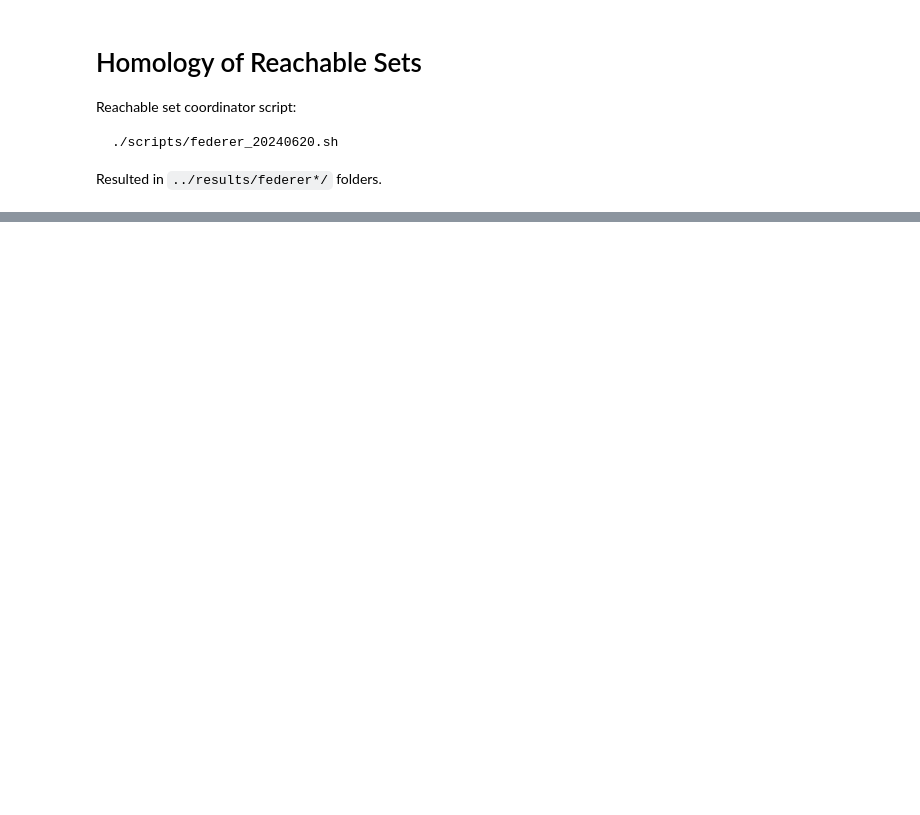
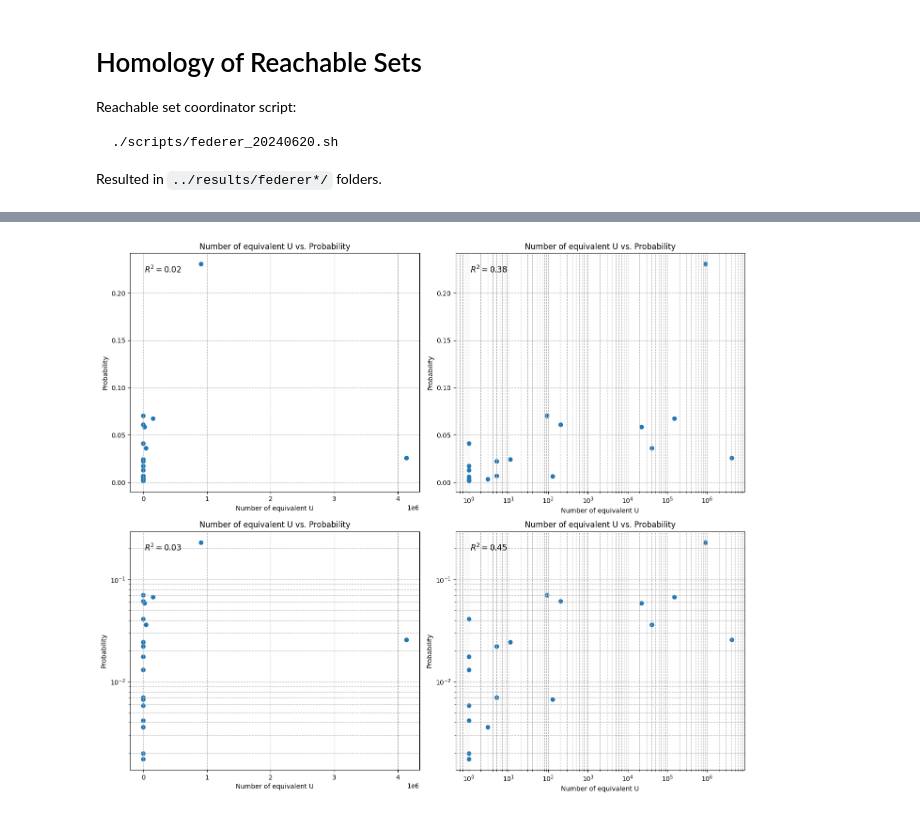
Before and after one commit to amanb2000/Magic_Words, a Jupyter notebook: theorem_numerics/04_Homology_of_Reachability.ipynb, the cells around one changed output, grey strips where cells are left out. Cells and saved outputs as stored; diff of their text form; code cells hidden in the pictures; blank space fills up the shorter version.

```diff
--- a/theorem_numerics/04_Homology_of_Reachability.ipynb
+++ b/theorem_numerics/04_Homology_of_Reachability.ipynb
@@ -37,0 +239,77 @@ AttributeError: 'list' object has no attribute 'keys'
+# %%
+import matplotlib.pyplot as plt
+import numpy as np
+import os
+from sklearn.linear_model import LinearRegression
+from sklearn.metrics import r2_score
+
+# Extracting data
+num_eq_u = [v['num_eq_u'] for v in num_eq_u_per_y.values()]
+prob = [v['prob'] for v in num_eq_u_per_y.values()]
+
+# Define the results folder and figure name
+results_folder = 'results'
+fig_name = 'num_eq_u_vs_prob.png'
+if not os.path.exists(results_folder):
+    os.makedirs(results_folder)
+
+# Function to create scatter plots and compute R^2
+def create_scatter_plot(x, y, xlabel, ylabel, xscale, yscale, ax):
+    ax.scatter(x, y)
+    ax.set_xlabel(xlabel)
+    ax.set_ylabel(ylabel)
+    ax.set_xscale(xscale)
+    ax.set_yscale(yscale)
+    ax.grid(True, which="both", ls="--")
+
+    # Fit linear model
+    if xscale == 'log':
+        X = np.log(np.array(x)).reshape(-1, 1)
+    else:
+        X = np.array(x).reshape(-1, 1)
+
+    if yscale == 'log':
+        y = np.log(np.array(y))
+    else:
+        y = np.array(y)
+
+    model = LinearRegression()
+    model.fit(X, y)
+    y_pred = model.predict(X)
+
+    # Compute R^2
+    r2 = r2_score(y, y_pred)
+    ax.text(0.05, 0.95, f'$R^2 = {r2:.2f}$', transform=ax.transAxes, fontsize=12, verticalalignment='top')
+    ax.set_title(f'{xlabel} vs. {ylabel}')
+    return ax
+
+# Creating the plots
+fig, axs = plt.subplots(2, 2, figsize=(14, 12))
+
+# Regular x and y
+create_scatter_plot(num_eq_u, prob, 'Number of equivalent U', 'Probability', 'linear', 'linear', axs[0, 0])
+
+# Log x and regular y
+create_scatter_plot(num_eq_u, prob, 'Number of equivalent U', 'Probability', 'log', 'linear', axs[0, 1])
+
+# Regular x and log y
+create_scatter_plot(num_eq_u, prob, 'Number of equivalent U', 'Probability', 'linear', 'log', axs[1, 0])
+
+# Log x and log y
+create_scatter_plot(num_eq_u, prob, 'Number of equivalent U', 'Probability', 'log', 'log', axs[1, 1])
+
+plt.tight_layout()
+plt.savefig(os.path.join(results_folder, fig_name), dpi=300)
+plt.show()
+
+# Annotations for each figure
+annotations = """
+1. Top left: Regular x-axis and regular y-axis
+2. Top right: Logarithmic x-axis and regular y-axis
+3. Bottom left: Regular x-axis and logarithmic y-axis
+4. Bottom right: Logarithmic x-axis and logarithmic y-axis
+"""
+
+print(annotations)
+# %% [output]
+[figure, added]
```
Also changed, not shown: parts of 30 cells of this notebook.
